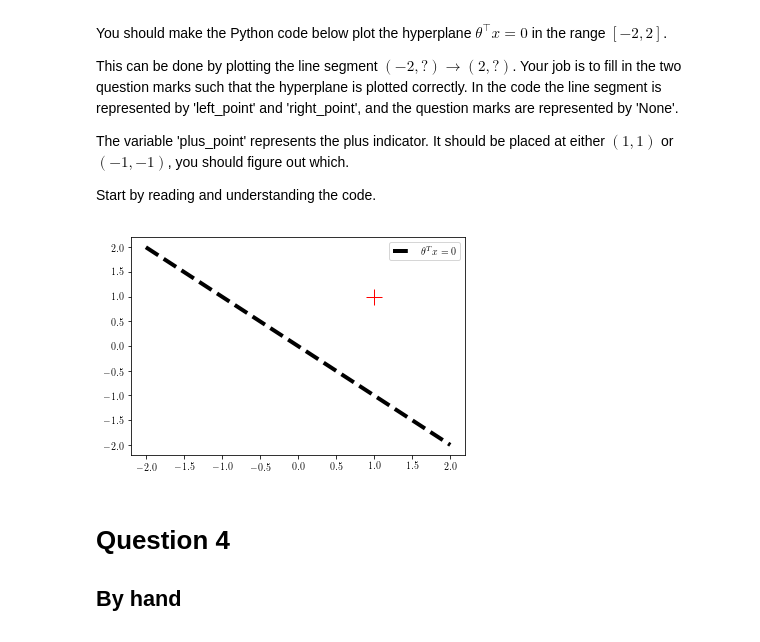
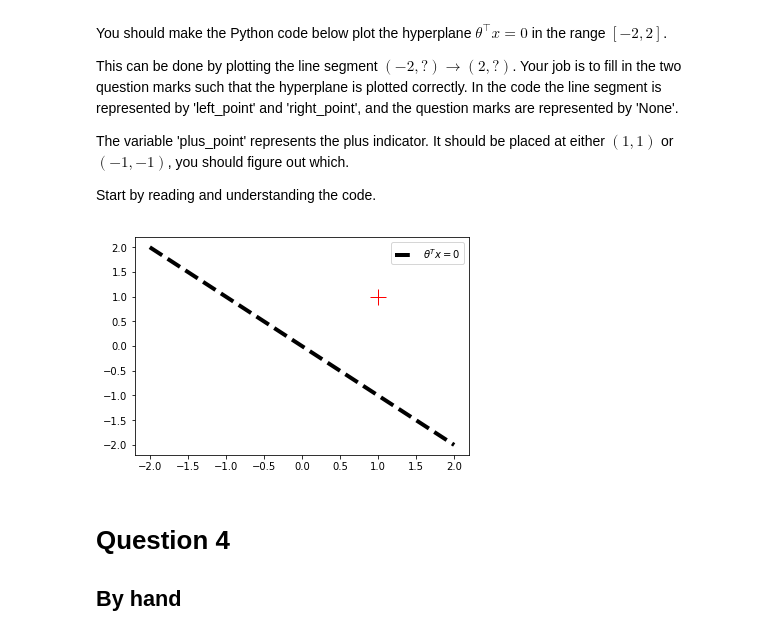
Before and after one commit to tangzeyuan/au_ml18, a Jupyter notebook: week1/theory_mathquiz.ipynb, the cells around one changed output. Saved outputs shown, nothing was run; the diff lists cells and outputs as text; code cells hidden in the pictures.

```diff
--- a/week1/theory_mathquiz.ipynb
+++ b/week1/theory_mathquiz.ipynb
@@ -118,35 +118,35 @@ Start by reading and understanding the code.
 # Here we use it to:
 #     1. plot the hyperplane 'theta.T*x=0'
 #     2. plot the plus indicator at either (1,1) or (-1, -1).
 import matplotlib.pyplot as plt
 
 # Set text font to make the plot look nice.
 from matplotlib import rc
 # rc('font',**{'family':'sans-serif','sans-serif':['Helvetica']})
 ## for Palatino and other serif fonts use:
 #rc('font',**{'family':'serif','serif':['Palatino']})
-rc('text', usetex=True)
+#rc('text', usetex=True)
 
 # The line segment is represented by 'left_point' and 'right_point'.
 left_point = [-2, None]
 right_point = [2, None]
 plus_pos = [1, 1] #or [-1, -1]
 
 # Assign the correct values to 'left_point', 'right_point' and 'plus_pos'.
 ### YOUR CODE
 left_point = [-2, 2]
 right_point = [2, -2]
 plus_pos = [1, 1] #or [-1, -1]
 ### END CODE
 
 # The following lines produce the plots. Try run the code.
 # See the documentation at https://matplotlib.org/contents.html
 plt.plot([left_point[0], right_point[0]], [left_point[1], right_point[1]], 'k--', linewidth=4, label=r'$\theta^{T} x = 0$')
 plt.plot(plus_pos[0], plus_pos[1],'r', marker='+', markersize = 16, linewidth=4)
 plt.legend()
 plt.show()
 # %% [output]
-[figure, old version]
+[figure, new version]
 # %% [markdown]
 # Question 4
 ## By hand
```
Also changed, not shown: parts of 5 cells of this notebook, 39 other files.
